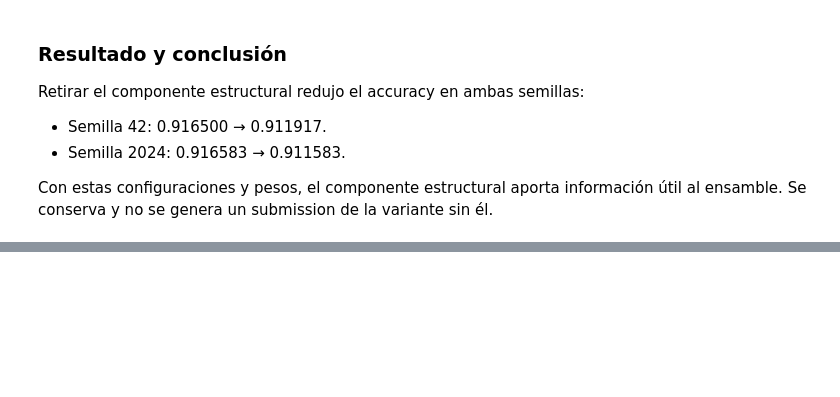
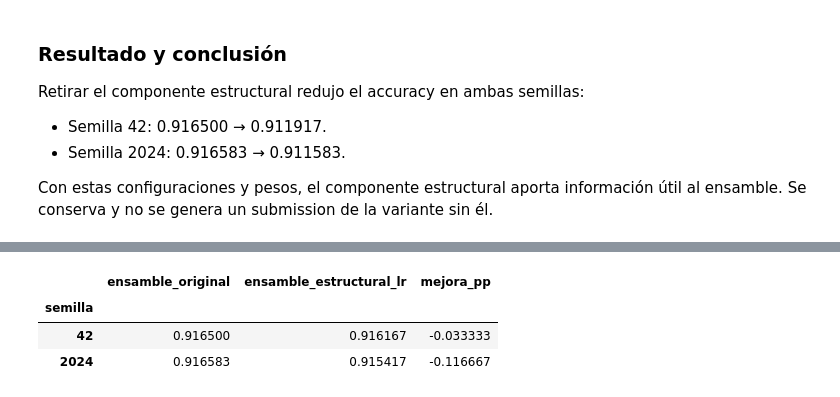
Before and after one commit to jzarruke/MLP1, a Jupyter notebook: notebooks/parte_1_regularizacion_estructural.ipynb, the cells around one changed output, grey strips where cells are left out. Saved outputs shown, nothing was run; the diff lists cells and outputs as text; code cells hidden in the pictures; blank space fills up the shorter version.

Commit message:
no hubo mejora

```diff
--- a/notebooks/parte_1_regularizacion_estructural.ipynb
+++ b/notebooks/parte_1_regularizacion_estructural.ipynb
@@ -2625,0 +3353,87 @@ de la variante sin él.
+# %%
+carpeta_base_lr = (
+    ROOT / "results" / "comparacion_ensamble_20261005_213910"
+)
+
+pesos_base_lr = {
+    "stacking": 0.20,
+    "lr_palabras": 0.30,
+    "est_lr": 0.20,
+    "estructural_original": 0.30,
+}
+
+comparacion_ensamble_lr = []
+
+for semilla in (42, 2024):
+    probabilidades_base_lr = {}
+
+    for nombre in pesos_base_lr:
+        matriz = np.full((len(y_identidad), 3), np.nan)
+        cobertura = np.zeros(len(y_identidad), dtype=int)
+
+        archivos = sorted(
+            carpeta_base_lr.glob(
+                f"semilla_{semilla}_fold_*_{nombre}.npz"
+            )
+        )
+        assert len(archivos) == 5
+
+        for ruta in archivos:
+            with np.load(ruta, allow_pickle=False) as archivo:
+                indices = archivo["indices"]
+
+                assert np.array_equal(
+                    archivo["ids"],
+                    datos_identidad["id"].to_numpy()[indices],
+                )
+                assert np.array_equal(
+                    archivo["clases"], clases_identidad
+                )
+
+                matriz[indices] = archivo["probabilidades"]
+                cobertura[indices] += 1
+
+        assert (cobertura == 1).all()
+        assert np.isfinite(matriz).all()
+        probabilidades_base_lr[nombre] = matriz
+
+    parte_compartida = sum(
+        pesos_base_lr[nombre] * probabilidades_base_lr[nombre]
+        for nombre in ("stacking", "lr_palabras", "est_lr")
+    )
+
+    proba_original = (
+        parte_compartida
+        + 0.30 * probabilidades_base_lr["estructural_original"]
+    )
+    proba_con_lr = (
+        parte_compartida
+        + 0.30 * oof_identidad[semilla]["estructural_lr"]
+    )
+
+    acc_original = accuracy_score(
+        y_identidad,
+        clases_identidad[proba_original.argmax(axis=1)],
+    )
+    acc_con_lr = accuracy_score(
+        y_identidad,
+        clases_identidad[proba_con_lr.argmax(axis=1)],
+    )
+
+    comparacion_ensamble_lr.append({
+        "semilla": semilla,
+        "ensamble_original": acc_original,
+        "ensamble_estructural_lr": acc_con_lr,
+        "mejora_pp": 100 * (acc_con_lr - acc_original),
+    })
+
+display(
+    pd.DataFrame(comparacion_ensamble_lr)
+    .set_index("semilla")
+    .round(6)
+)
+# %% [output]
+|  | ensamble_original | ensamble_estructural_lr | mejora_pp |
+| semilla |  |  |  |
+| 42 | 0.916500 | 0.916167 | -0.033333 |
+| 2024 | 0.916583 | 0.915417 | -0.116667 |
```
Also changed, not shown: parts of 15 cells of this notebook, 21 other files.
